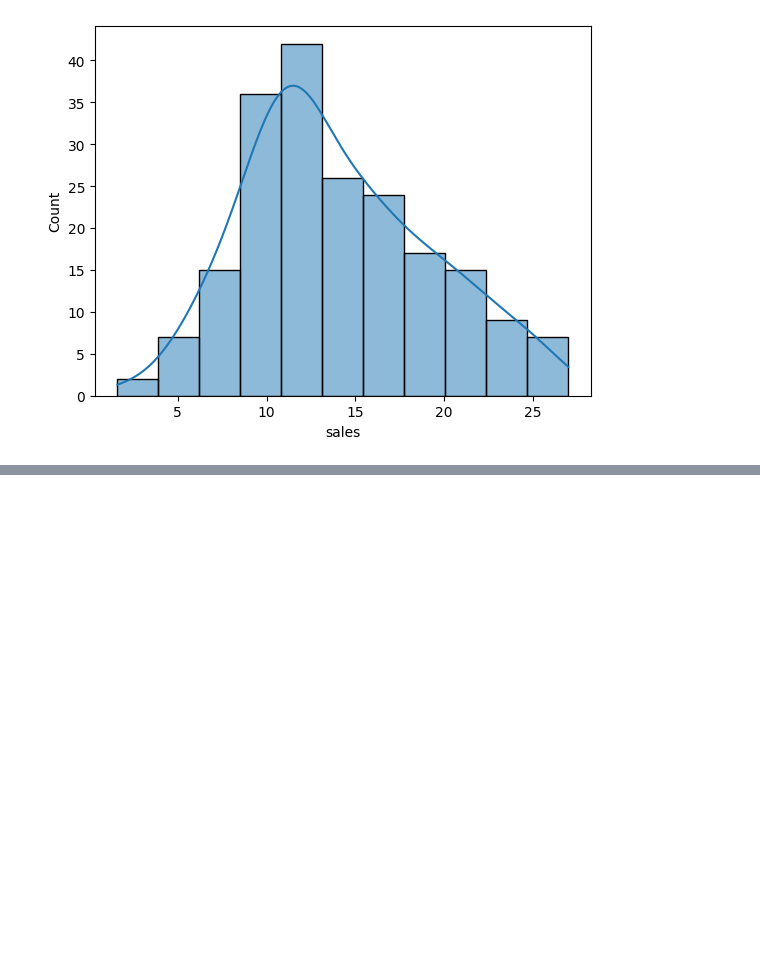
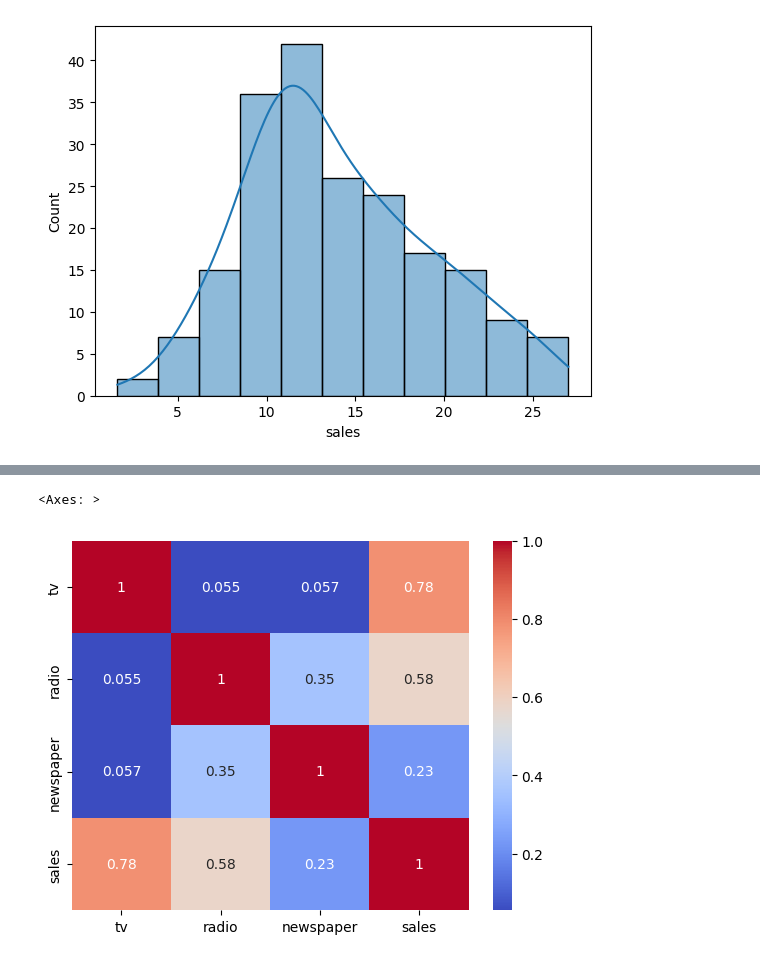
Before and after one commit to eluseful/Price-Predictionwith-SciKitLearn, a Jupyter notebook: Predicting Price Using Regression methods in ScikitLearn.ipynb, the cells around one changed output, grey strips where cells are left out. Saved outputs shown, nothing was run; the diff lists cells and outputs as text; code cells hidden in the pictures; blank space fills up the shorter version.

```diff
--- a/Predicting Price Using Regression methods in ScikitLearn.ipynb
+++ b/Predicting Price Using Regression methods in ScikitLearn.ipynb
@@ -86,0 +102,6 @@ sns.histplot(df['sales'], kde=True)
+# %%
+# visualize the result
+sns.heatmap(df.corr(), annot=True, cmap='coolwarm')
+# %% [output]
+<Axes: >
+[figure, added]
```
Also changed, not shown: parts of 4 cells of this notebook.
